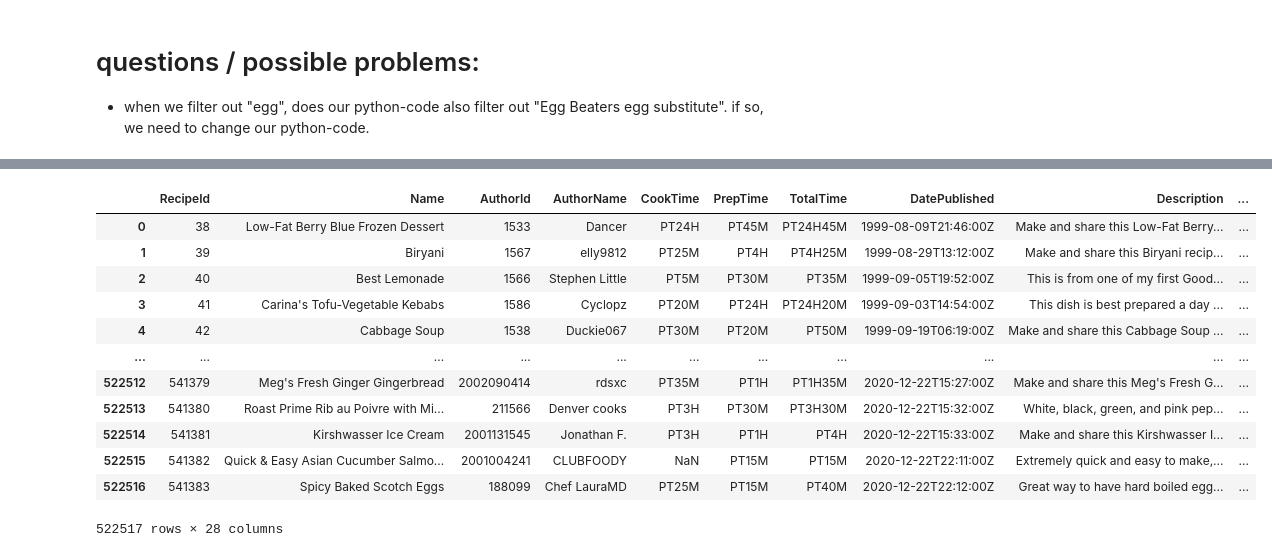
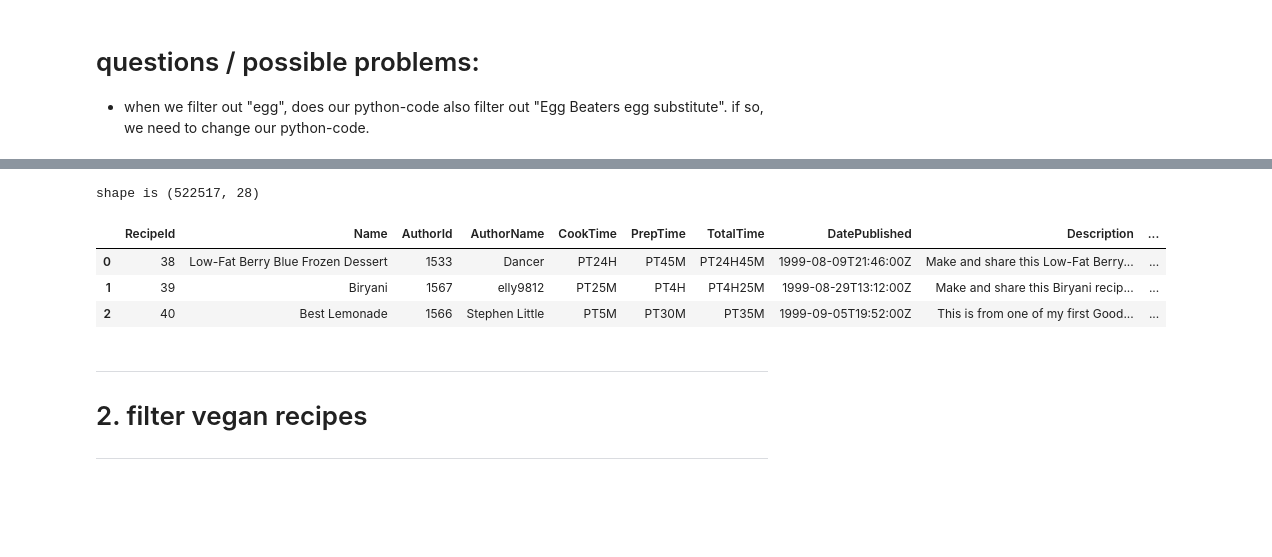
Before and after one commit to TechLabs-Remote-Bootcamp/WS24-MyDailyImpact, a Jupyter notebook: deeplearning/preprocessing.ipynb, the cells around one changed output, grey strips where cells are left out. Cells and saved outputs as stored; diff of their text form; code cells hidden in the pictures; blank space fills up the shorter version.

```diff
--- a/deeplearning/preprocessing.ipynb
+++ b/deeplearning/preprocessing.ipynb
@@ -31,20 +25,17 @@ reviews
 # %%
 # the data is from https://www.kaggle.com/datasets/irkaal/foodcom-recipes-and-reviews/data
 
 df = pd.read_csv("data/recipes.csv")
-df
+print("shape is", df.shape)
+df.head(3)
 # %% [output]
+shape is (522517, 28)
 |  | RecipeId | Name | AuthorId | AuthorName | CookTime | PrepTime | TotalTime | DatePublished | Description | ... |
 | 0 | 38 | Low-Fat Berry Blue Frozen Dessert | 1533 | Dancer | PT24H | PT45M | PT24H45M | 1999-08-09T21:46:00Z | Make and share this Low-Fat Berry... | ... |
 | 1 | 39 | Biryani | 1567 | elly9812 | PT25M | PT4H | PT4H25M | 1999-08-29T13:12:00Z | Make and share this Biryani recip... | ... |
 | 2 | 40 | Best Lemonade | 1566 | Stephen Little | PT5M | PT30M | PT35M | 1999-09-05T19:52:00Z | This is from one of my first Good... | ... |
-| 3 | 41 | Carina's Tofu-Vegetable Kebabs | 1586 | Cyclopz | PT20M | PT24H | PT24H20M | 1999-09-03T14:54:00Z | This dish is best prepared a day ... | ... |
-| 4 | 42 | Cabbage Soup | 1538 | Duckie067 | PT30M | PT20M | PT50M | 1999-09-19T06:19:00Z | Make and share this Cabbage Soup ... | ... |
-| ... | ... | ... | ... | ... | ... | ... | ... | ... | ... | ... |
-| 522512 | 541379 | Meg's Fresh Ginger Gingerbread | 2002090414 | rdsxc | PT35M | PT1H | PT1H35M | 2020-12-22T15:27:00Z | Make and share this Meg's Fresh G... | ... |
-| 522513 | 541380 | Roast Prime Rib au Poivre with Mi... | 211566 | Denver cooks | PT3H | PT30M | PT3H30M | 2020-12-22T15:32:00Z | White, black, green, and pink pep... | ... |
-| 522514 | 541381 | Kirshwasser Ice Cream | 2001131545 | Jonathan F. | PT3H | PT1H | PT4H | 2020-12-22T15:33:00Z | Make and share this Kirshwasser I... | ... |
-| 522515 | 541382 | Quick & Easy Asian Cucumber Salmo... | 2001004241 | CLUBFOODY | NaN | PT15M | PT15M | 2020-12-22T22:11:00Z | Extremely quick and easy to make,... | ... |
-| 522516 | 541383 | Spicy Baked Scotch Eggs | 188099 | Chef LauraMD | PT25M | PT15M | PT40M | 2020-12-22T22:12:00Z | Great way to have hard boiled egg... | ... |
-522517 rows × 28 columns
+# %% [markdown]
+---
+# 2. filter vegan recipes
+---
 # %% [markdown]
```
Also changed, not shown: parts of 19 cells of this notebook.
